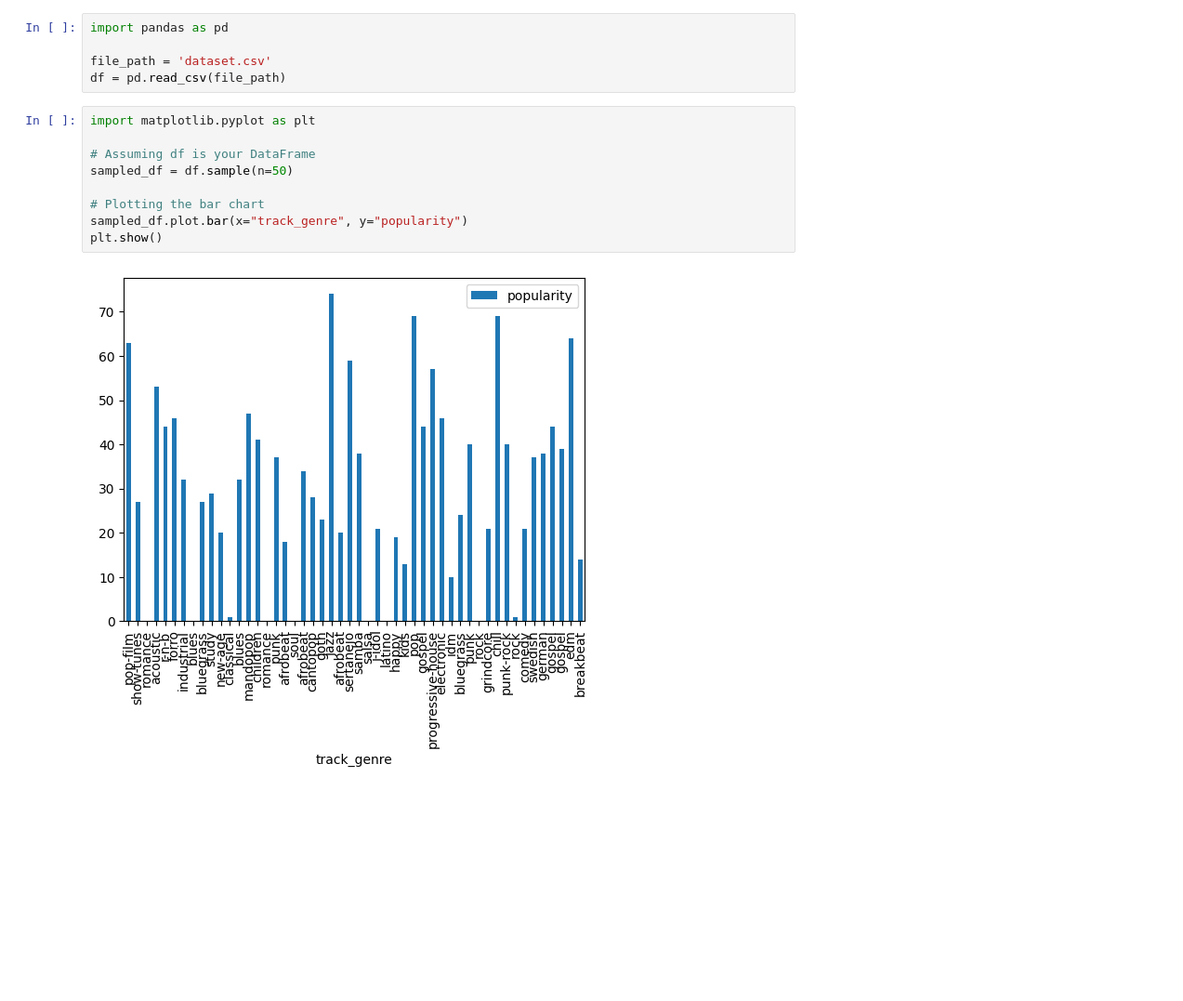
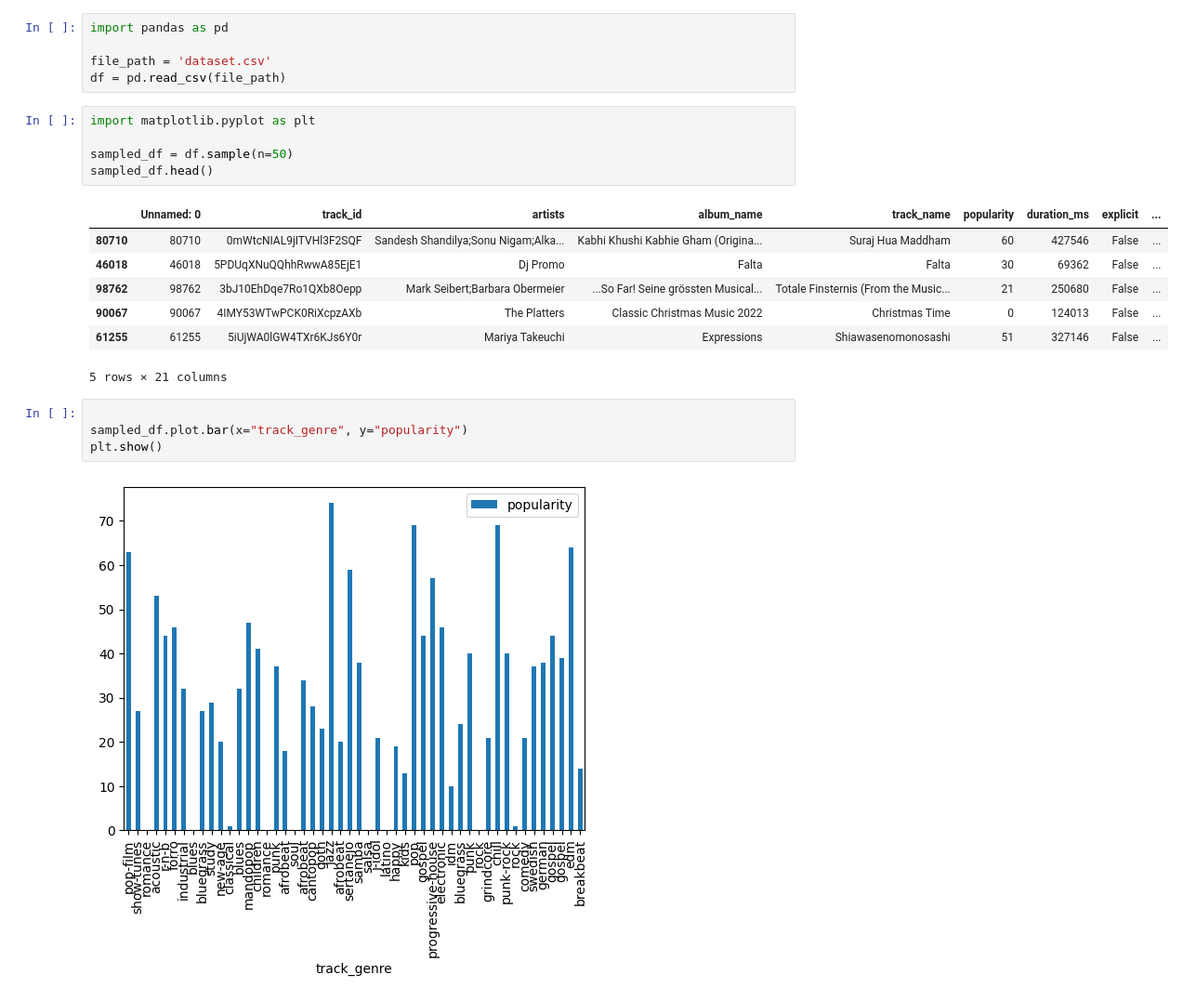
Before and after one commit to devwilkes/Playlist, a Jupyter notebook: Playlist_Analysis.ipynb, the cells around one changed output. Shown at 93% size. Drawn from its saved outputs; the diff is of its cells as text; blank space fills up the shorter version.

```diff
--- a/Playlist_Analysis.ipynb
+++ b/Playlist_Analysis.ipynb
@@ -10,11 +10,19 @@ df = pd.read_csv(file_path)
 # %%
 import matplotlib.pyplot as plt
 
-# Assuming df is your DataFrame
 sampled_df = df.sample(n=50)
-
-# Plotting the bar chart
-sampled_df.plot.bar(x="track_genre", y="popularity")
-plt.show()
+sampled_df.head()
 # %% [output]
-[figure, removed]
+|  | Unnamed: 0 | track_id | artists | album_name | track_name | popularity | duration_ms | explicit | ... |
+| 80710 | 80710 | 0mWtcNIAL9jITVHl3F2SQF | Sandesh Shandilya;Sonu Nigam;Alka... | Kabhi Khushi Kabhie Gham (Origina... | Suraj Hua Maddham | 60 | 427546 | False | ... |
+| 46018 | 46018 | 5PDUqXNuQQhhRwwA85EjE1 | Dj Promo | Falta | Falta | 30 | 69362 | False | ... |
+| 98762 | 98762 | 3bJ10EhDqe7Ro1QXb8Oepp | Mark Seibert;Barbara Obermeier | ...So Far! Seine grössten Musical... | Totale Finsternis (From the Music... | 21 | 250680 | False | ... |
+| 90067 | 90067 | 4IMY53WTwPCK0RiXcpzAXb | The Platters | Classic Christmas Music 2022 | Christmas Time | 0 | 124013 | False | ... |
+| 61255 | 61255 | 5iUjWA0lGW4TXr6KJs6Y0r | Mariya Takeuchi | Expressions | Shiawasenomonosashi | 51 | 327146 | False | ... |
+5 rows × 21 columns
+# %%
+
+sampled_df.plot.bar(x="track_genre", y="popularity")
+plt.show()
+# %% [output]
+[figure, added]
```
Also changed, not shown: 2 other files.
